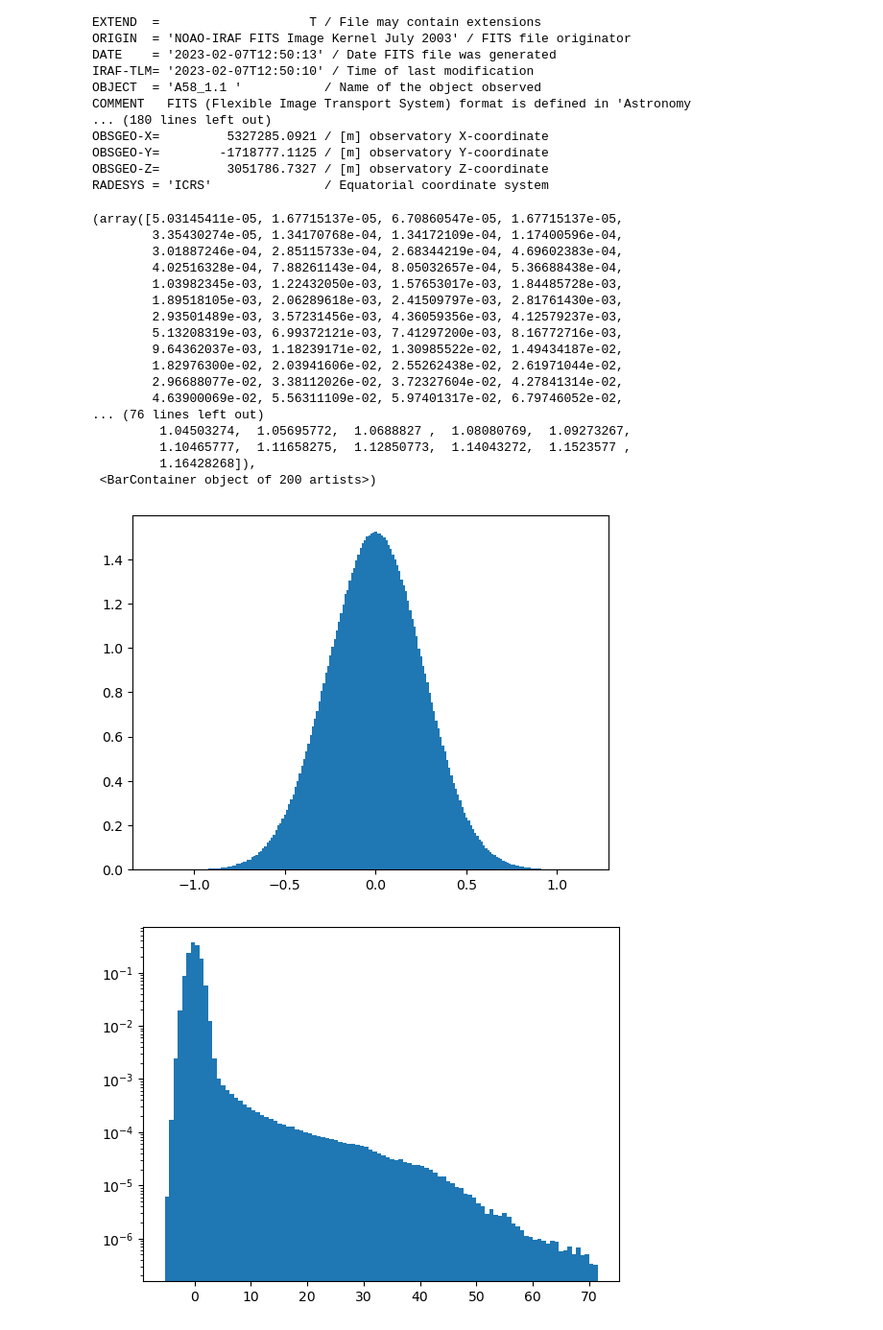
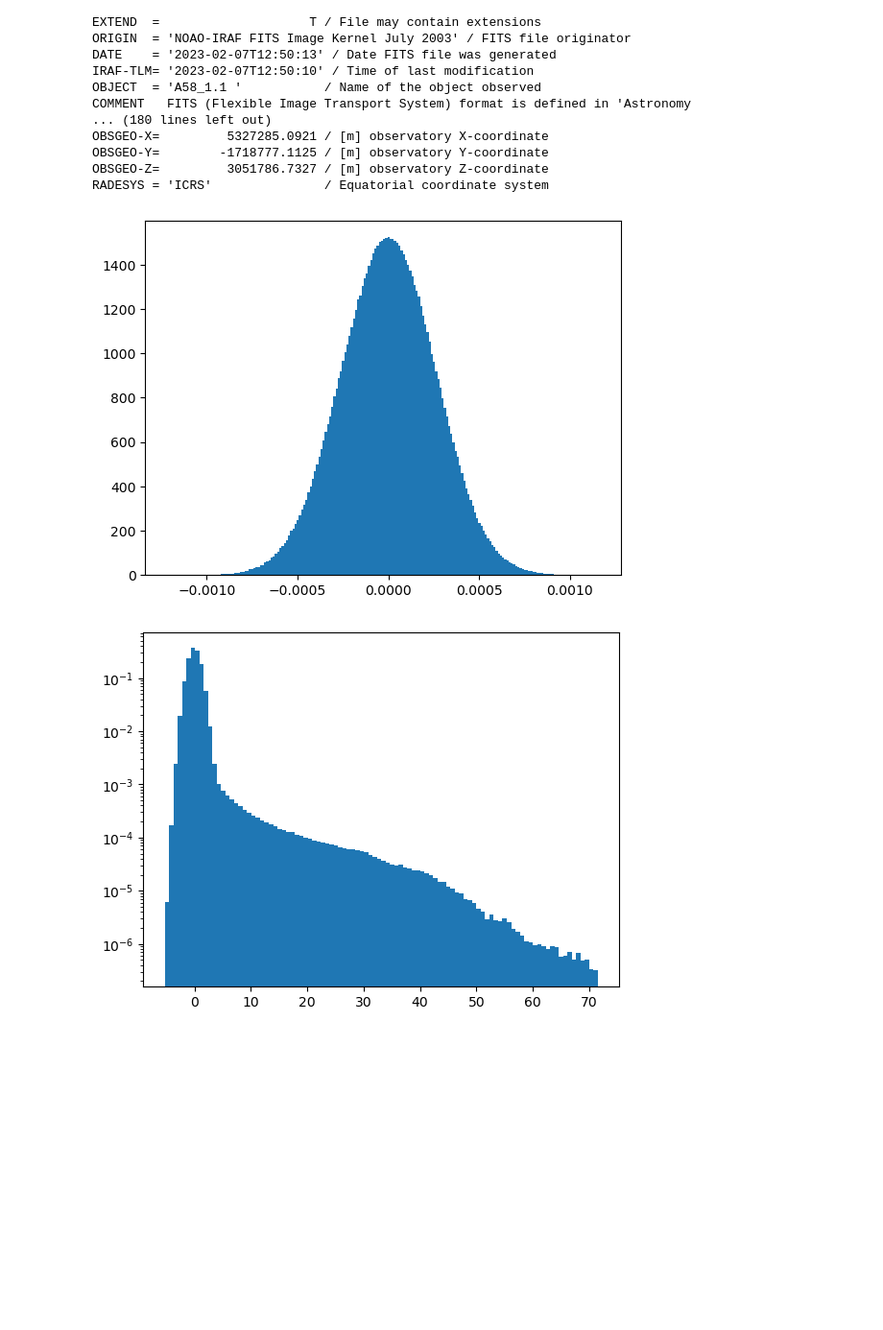
Before and after one commit to ixakalabadie/ViSL3D, a Jupyter notebook: create_3d_visualization.ipynb, the cells around one changed output. Shown: that part at 96% size. Drawn from its saved outputs; the diff is of its cells as text; code cells hidden in the pictures; blank space fills up the shorter version.

```diff
--- a/create_3d_visualization.ipynb
+++ b/create_3d_visualization.ipynb
@@ -18,7 +18,7 @@ importlib.reload(c3)
 C:\Users\ixaka\Documents\Visualization
 # %%
 # Read the fits file and save header
-HI_cube = SpectralCube.read("Optical-Montoro/flux_HRR_final_rss.fits")
+HI_cube = SpectralCube.read("HCG31.fits")
 cubehead = HI_cube.header
 cubew = wcs.WCS(cubehead)
 nz, ny, nx = HI_cube.shape
@@ -49,26 +49,9 @@ OBSGEO-Y=        -1718777.1125 / [m] observatory Y-coordinate
 OBSGEO-Z=         3051786.7327 / [m] observatory Z-coordinate
 RADESYS = 'ICRS'               / Equatorial coordinate system
 # %%
-plt.hist(HI_cube.unmasked_data[:20].to_value().flatten()*1000, bins=200, density=True)
+plt.hist(HI_cube.unmasked_data[:20].to_value().flatten(), bins=200, density=True);
 # %% [output]
-(array([5.03145411e-05, 1.67715137e-05, 6.70860547e-05, 1.67715137e-05,
-        3.35430274e-05, 1.34170768e-04, 1.34172109e-04, 1.17400596e-04,
-        3.01887246e-04, 2.85115733e-04, 2.68344219e-04, 4.69602383e-04,
-        4.02516328e-04, 7.88261143e-04, 8.05032657e-04, 5.36688438e-04,
-        1.03982345e-03, 1.22432050e-03, 1.57653017e-03, 1.84485728e-03,
-        1.89518105e-03, 2.06289618e-03, 2.41509797e-03, 2.81761430e-03,
-        2.93501489e-03, 3.57231456e-03, 4.36059356e-03, 4.12579237e-03,
-        5.13208319e-03, 6.99372121e-03, 7.41297200e-03, 8.16772716e-03,
-        9.64362037e-03, 1.18239171e-02, 1.30985522e-02, 1.49434187e-02,
-        1.82976300e-02, 2.03941606e-02, 2.55262438e-02, 2.61971044e-02,
-        2.96688077e-02, 3.38112026e-02, 3.72327604e-02, 4.27841314e-02,
-        4.63900069e-02, 5.56311109e-02, 5.97401317e-02, 6.79746052e-02,
-... (76 lines left out)
-         1.04503274,  1.05695772,  1.0688827 ,  1.08080769,  1.09273267,
-         1.10465777,  1.11658275,  1.12850773,  1.14043272,  1.1523577 ,
-         1.16428268]),
- <BarContainer object of 200 artists>)
-[figure, old version]
+[figure, new version]
 # %%
 # calculate rms of data. choose an area with no emission
 from scipy.stats import norm
```
Also changed, not shown: parts of 8 cells of this notebook, 3 other files.
